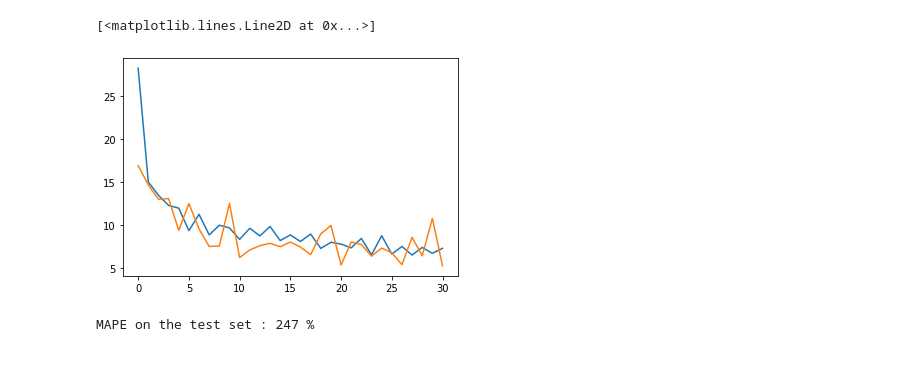
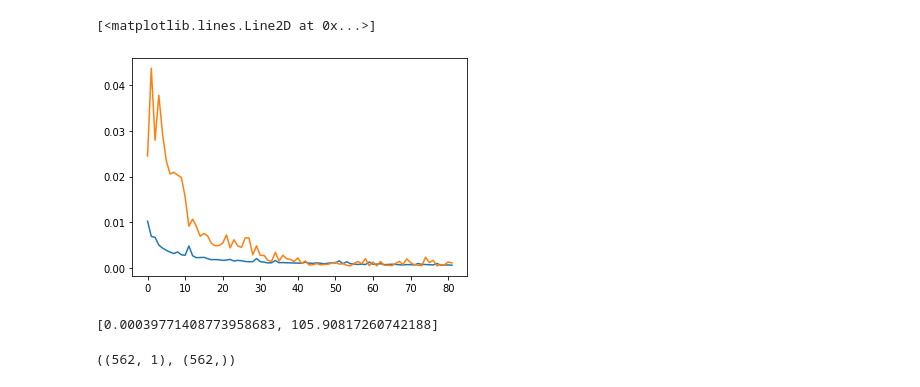
Before and after one commit to bulend-karadag/Recurrent-Neural-Network-Project, a Jupyter notebook: stockMarket.ipynb, the cells around one changed output. Saved outputs shown, nothing was run; the diff lists cells and outputs as text; code cells hidden in the pictures.

```diff
--- a/stockMarket.ipynb
+++ b/stockMarket.ipynb
@@ -53,0 +52,4 @@ df_merged.shape
+# %%
+df_merged = df_merged[['bovespa', 'india', 'newyork', 'japan', 'usdchy', 'tnx', 'irx', 'usdgold',
+       'usdinr', 'euronext', 'shangai', 'nasdac', 'hongkong', 'usdjpy',
+       'london', 'chicago', 'crudeoil', 'usdeuro', 'usdreal']]
@@ -54,5 +66,5 @@ df_merged.shape
 # %%
-len_ = int(0.8*df_merged.shape[0])
+len_ = int(0.85*df_merged.shape[0])
 df_train = df_merged[:len_]
 df_test = df_merged[len_:]
 columns = df_merged.columns
@@ -60,5 +72,7 @@ columns = df_merged.columns
 scaler = MinMaxScaler()
 df_train = pd.DataFrame(scaler.fit_transform(df_train), columns=columns)
 df_test = pd.DataFrame(scaler.transform(df_test), columns=columns)
+df_train = pd.DataFrame(df_train, columns=columns)
+df_test = pd.DataFrame(df_test, columns=columns)
 df_train.head()
 # %% [output]
@@ -117,21 +114,15 @@ X_train.shape
 # %%
-from tensorflow.keras import models
-from tensorflow.keras import layers
-from tensorflow.keras import optimizers, metrics
-from tensorflow.keras.layers.experimental.preprocessing import Normalization
-
 def init_model():
     metric = metrics.MAPE
-    opt = optimizers.RMSprop(learning_rate=0.01)
+    opt = optimizers.Adam(learning_rate=0.001)
 
-    normalizer = Normalization()
-    normalizer.adapt(X_train)
-
-    model = models.Sequential()
-    model.add(normalizer)
-    model.add(layers.LSTM(8, activation='tanh'))
-    model.add(layers.Dense(3, activation='relu'))
-    model.add(layers.Dense(1, activation='linear'))
+    model = Sequential()
+    model.add(GRU(64, activation='tanh', input_shape=(X_train.shape[1],X_train.shape[2]),return_sequences=True))
+    model.add(Dropout(0.2))
+    model.add(GRU(32, activation='tanh',return_sequences=False))
+    model.add(Dropout(0.2))
+    model.add(Dense(16, activation='relu'))
+    model.add(Dense(1, activation='linear'))
 
     model.compile(loss='mse',
                   optimizer=opt,
@@ -163,6 +135,7 @@ _________________________________________________________________
 # %%
+%%time
 from tensorflow.keras.callbacks import EarlyStopping
-es = EarlyStopping(monitor='val_loss', verbose=1, patience=10, restore_best_weights=True)
+es = EarlyStopping(monitor='val_loss', verbose=1, patience=20, restore_best_weights=True)
 
 history = model.fit(X_train, y_train,
             validation_split=0.2,
@@ -175,13 +150,14 @@ Epoch 00031: early stopping
 # %%
 import matplotlib.pyplot as plt
-plt.plot(history.history['mean_absolute_percentage_error'])
-plt.plot(history.history['val_mean_absolute_percentage_error'])
+#plt.plot(history.history['mean_absolute_percentage_error'])
+#plt.plot(history.history['val_mean_absolute_percentage_error'])
+plt.plot(history.history['loss'])
+plt.plot(history.history['val_loss'])
 # %% [output]
 [<matplotlib.lines.Line2D at 0x...>]
-[figure, old version]
+[figure, new version]
 # %%
 res = model.evaluate(X_test, y_test, verbose=0)
-
-print(f'MAPE on the test set : {res[1]:.0f} %')
+res
 # %% [output]
-MAPE on the test set : 247 %
+[0.00039771408773958683, 105.90817260742188]
@@ -194,0 +164,5 @@ y_test = df_test['bovespa']
+# %%
+y_pred = model.predict(X_test)
+y_pred.shape, y_test.shape
+# %% [output]
+((562, 1), (562,))
```
Also changed, not shown: parts of 16 cells of this notebook, 1 other file.
